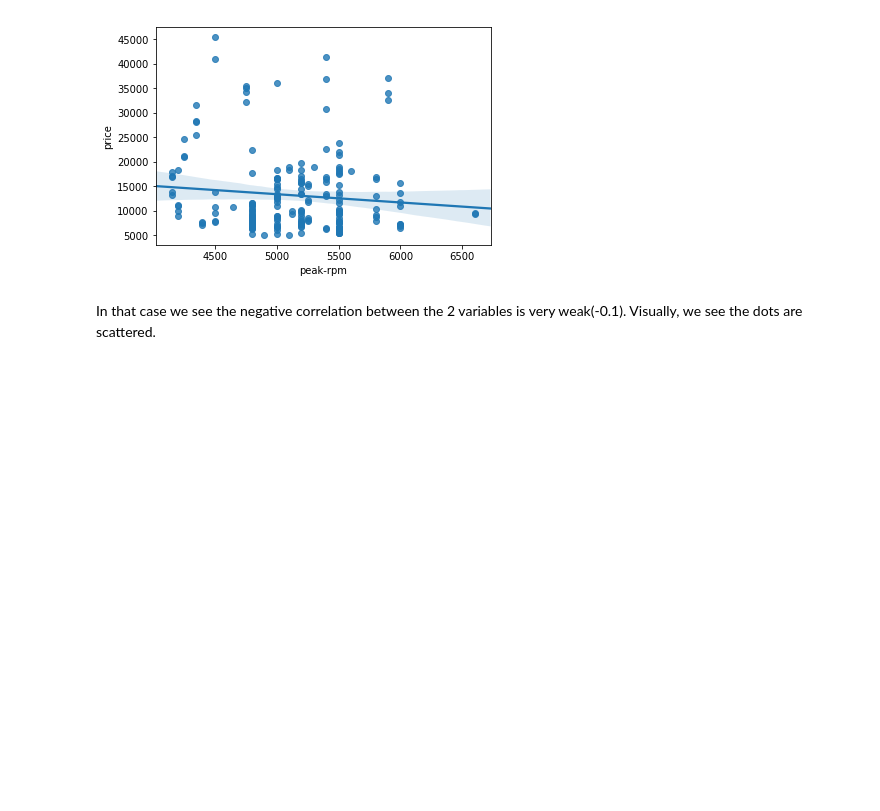
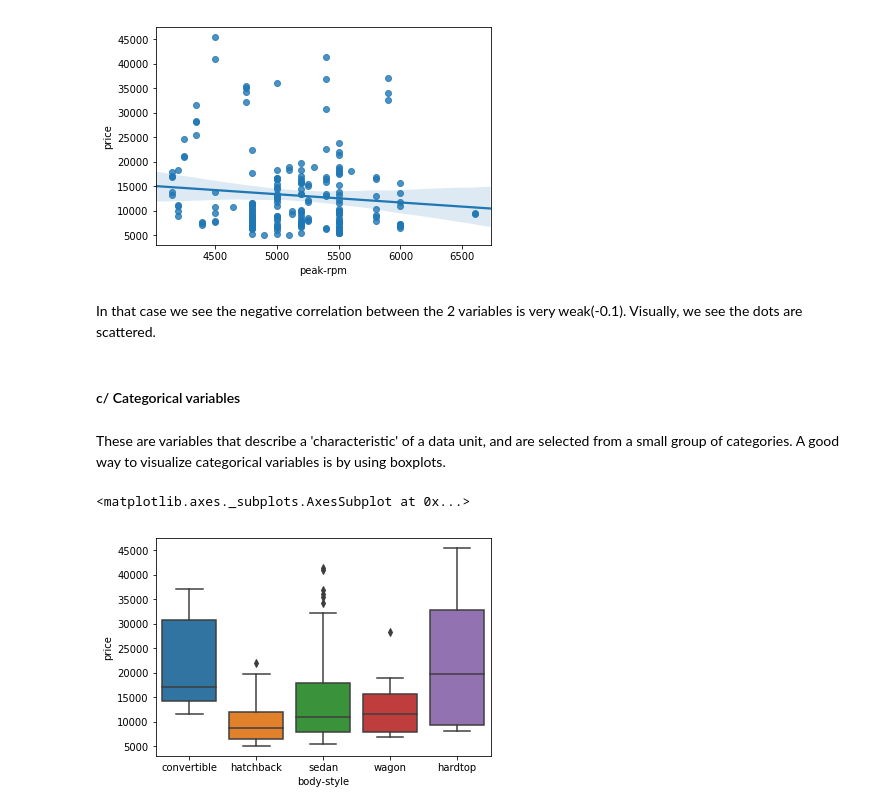
Before and after one commit to GuillaumeRouja/2019-Learning-Python-Data-Wrangling, a Jupyter notebook: data exploration 1.ipynb, the cells around one changed output. Cells and saved outputs as stored; diff of their text form; code cells hidden in the pictures; blank space fills up the shorter version.

```diff
--- a/data exploration 1.ipynb
+++ b/data exploration 1.ipynb
@@ -111,3 +113,14 @@ price    -0.101616  1.000000
 [figure]
 # %% [markdown]
 In that case we see the negative correlation between the 2 variables is very weak(-0.1). Visually, we see the dots are scattered.
+# %% [markdown]
+#### c/ Categorical variables ####
+# %% [markdown]
+These are variables that describe a 'characteristic' of a data unit, and are selected from a small group of categories.
+A good way to visualize categorical variables is by using boxplots.
+# %%
+# Let's look at the relationship between "body-style" and "price".
+sns.boxplot(x="body-style", y="price", data=df)
+# %% [output]
+<matplotlib.axes._subplots.AxesSubplot at 0x...>
+[figure, added]
```
Also changed, not shown: parts of 26 cells of this notebook.
